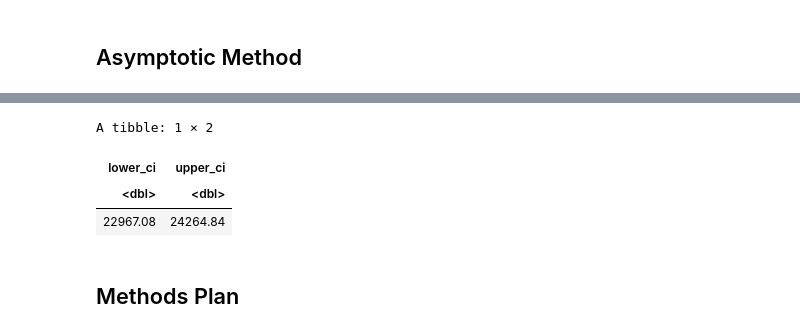
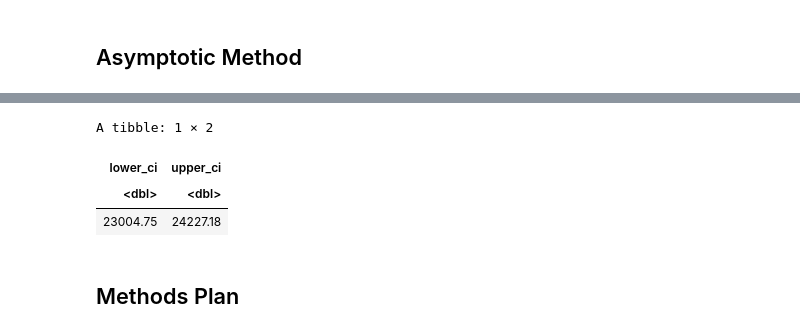
Before and after one commit to Yuji03b/STAT-201-GROUP-1, a Jupyter notebook: report.ipynb, the cells around one changed output, grey strips where cells are left out. Cells and saved outputs as stored; diff of their text form; code cells hidden in the pictures.

```diff
--- a/report.ipynb
+++ b/report.ipynb
@@ -242,27 +242,18 @@ A tibble: 1 × 10
 | <dbl> | <dbl> | <dbl> | <dbl> | <dbl> | <dbl> | <dbl> | <dbl> | <chr> | <chr> |
 | 23615.96 | 32050.23 | 8434.268 | 32.75189 | 2.944732e-103 | 311.8511 | 22426.4 | Inf | Welch Two Sample t-test | greater |
 # %%
-diff_in_charges <- insurance |>
-    group_by(smoker) |>
-    summarize(mean = mean(charges)) |>
-    pivot_wider(names_from = smoker, values_from = mean) |>
-    transmute(diff = yes - no) |>
-    pull(diff)
-
-std_error <- sd(insurance$charges) / sqrt(nrow(insurance))
-
 mean_diff_in_charges_ci <-
     tibble(
-        lower_ci = qnorm(0.025, diff_in_charges, std_error),
-        upper_ci = qnorm(0.975, diff_in_charges, std_error)
+        lower_ci = qnorm(0.025, asymptotic$estimate, asymptotic$parameter),
+        upper_ci = qnorm(0.975, asymptotic$estimate, asymptotic$parameter)
         )
 
 mean_diff_in_charges_ci
 # %% [output]
 A tibble: 1 × 2
 | lower_ci | upper_ci |
 | <dbl> | <dbl> |
-| 22967.08 | 24264.84 |
+| 23004.75 | 24227.18 |
 # %% [markdown]
 ## Methods Plan
 # %% [markdown]
```
